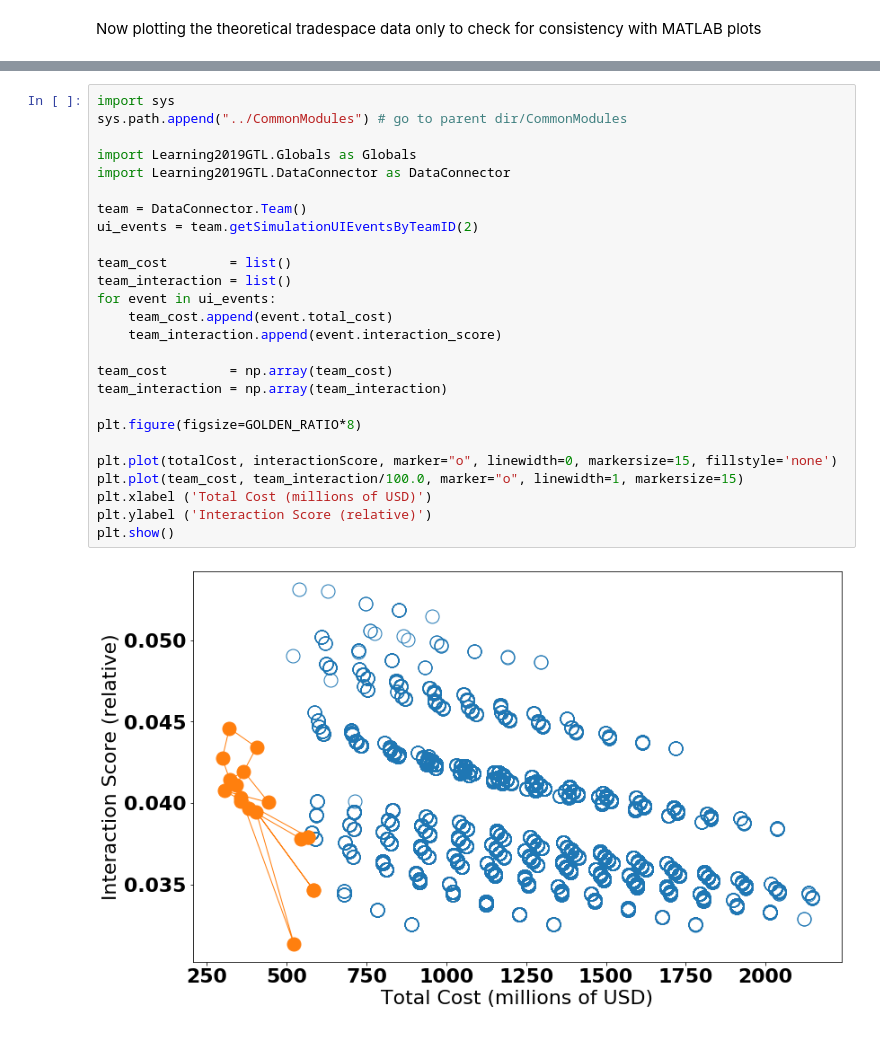
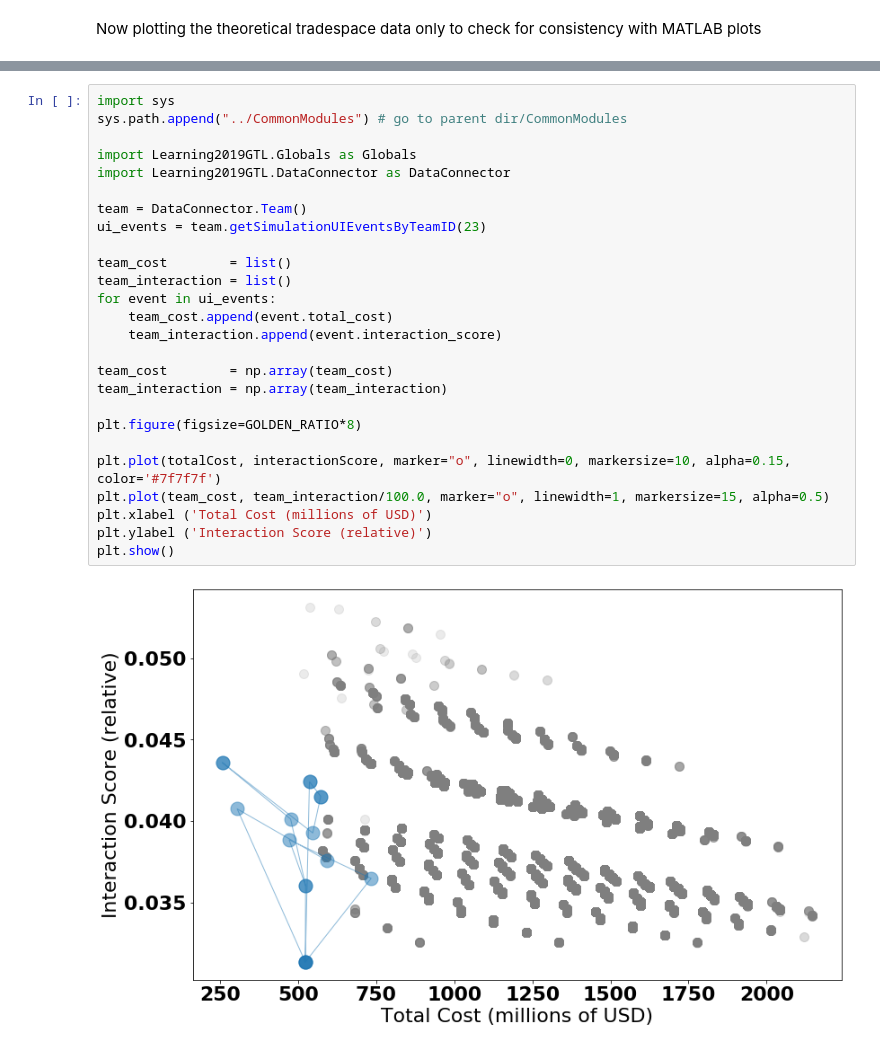
Before and after one commit to MIT-GTL-Open-Source-Public/Learning2019-PostProcessing, a Jupyter notebook: SimpleRankOrdersJupyter/TeamPlotOverTradespace.ipynb, the cells around one changed output, grey strips where cells are left out. Saved outputs shown, nothing was run; the diff lists cells and outputs as text.

Commit message:
Finished finding team ids of best and worst performing teams

```diff
--- a/SimpleRankOrdersJupyter/TeamPlotOverTradespace.ipynb
+++ b/SimpleRankOrdersJupyter/TeamPlotOverTradespace.ipynb
@@ -47,28 +47,28 @@ plt.show()
 # %%
 import sys
 sys.path.append("../CommonModules") # go to parent dir/CommonModules
 
 import Learning2019GTL.Globals as Globals
 import Learning2019GTL.DataConnector as DataConnector
 
 team = DataConnector.Team()
-ui_events = team.getSimulationUIEventsByTeamID(2)
+ui_events = team.getSimulationUIEventsByTeamID(23)
 
 team_cost        = list()
 team_interaction = list()
 for event in ui_events:
     team_cost.append(event.total_cost)
     team_interaction.append(event.interaction_score)
 
 team_cost        = np.array(team_cost)
 team_interaction = np.array(team_interaction)
 
 plt.figure(figsize=GOLDEN_RATIO*8)
 
-plt.plot(totalCost, interactionScore, marker="o", linewidth=0, markersize=15, fillstyle='none')
-plt.plot(team_cost, team_interaction/100.0, marker="o", linewidth=1, markersize=15)
+plt.plot(totalCost, interactionScore, marker="o", linewidth=0, markersize=10, alpha=0.15, color='#7f7f7f')
+plt.plot(team_cost, team_interaction/100.0, marker="o", linewidth=1, markersize=15, alpha=0.5)
 plt.xlabel ('Total Cost (millions of USD)')
 plt.ylabel ('Interaction Score (relative)')
 plt.show()
 # %% [output]
-[figure, old version]
+[figure, new version]
```
Also changed, not shown: parts of 2 cells of this notebook, 1 other file.
